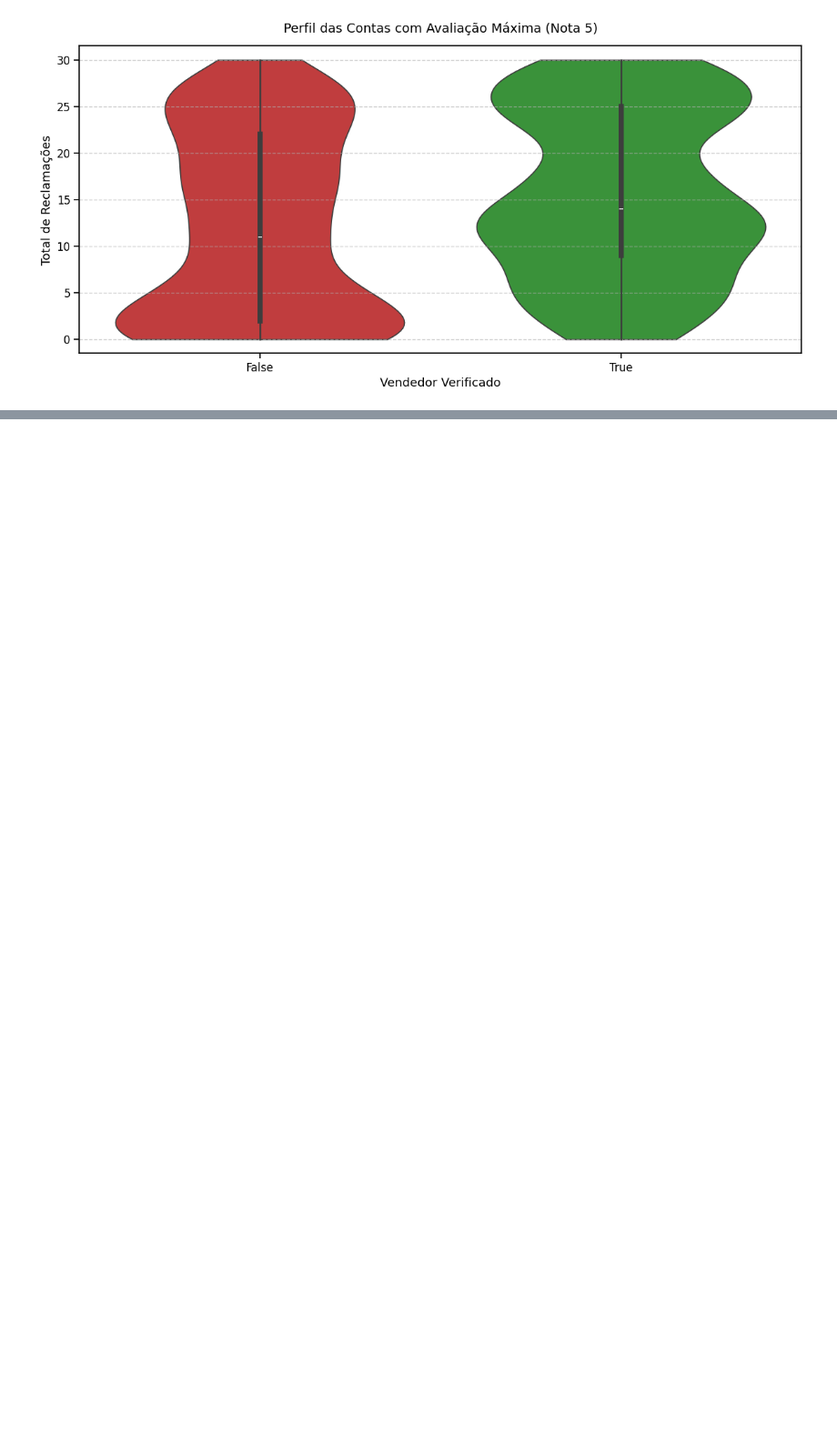
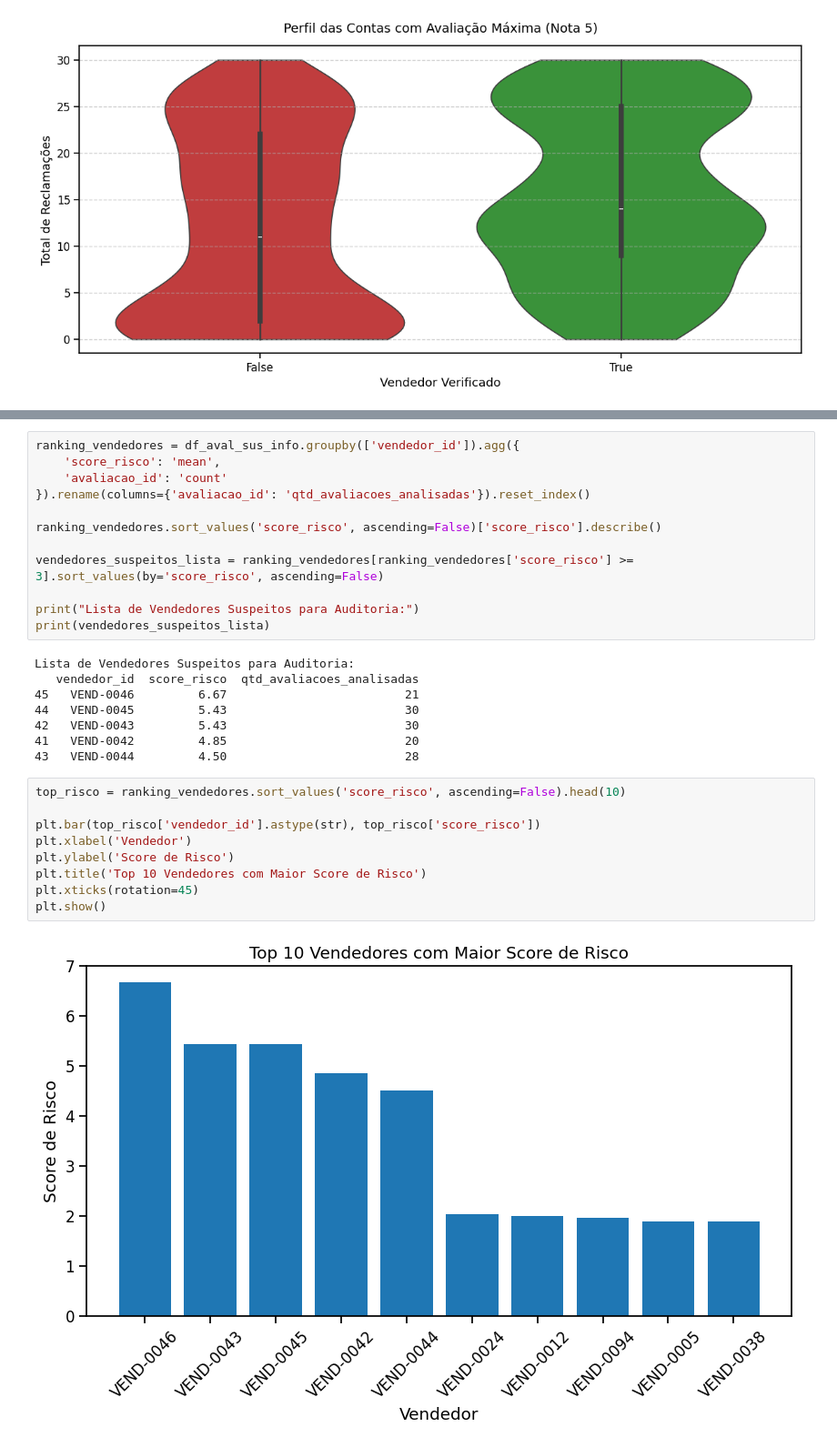
Before and after one commit to AlexDcoder/Opera-o-Marketplace-Fraude-em-E-commerce, a Jupyter notebook: notebooks/analysis.ipynb, the cells around one changed output, grey strips where cells are left out. Shown at 91% size. Drawn from its saved outputs; the diff is of its cells as text; blank space fills up the shorter version.

```diff
--- a/notebooks/analysis.ipynb
+++ b/notebooks/analysis.ipynb
@@ -1031,2 +943,33 @@ plt.show()
+# %%
+ranking_vendedores = df_aval_sus_info.groupby(['vendedor_id']).agg({
+    'score_risco': 'mean',
+    'avaliacao_id': 'count'
+}).rename(columns={'avaliacao_id': 'qtd_avaliacoes_analisadas'}).reset_index()
+
+ranking_vendedores.sort_values('score_risco', ascending=False)['score_risco'].describe()
+
+vendedores_suspeitos_lista = ranking_vendedores[ranking_vendedores['score_risco'] >= 3].sort_values(by='score_risco', ascending=False)
+
+print("Lista de Vendedores Suspeitos para Auditoria:")
+print(vendedores_suspeitos_lista)
+# %% [output]
+Lista de Vendedores Suspeitos para Auditoria:
+   vendedor_id  score_risco  qtd_avaliacoes_analisadas
+45   VEND-0046         6.67                         21
+44   VEND-0045         5.43                         30
+42   VEND-0043         5.43                         30
+41   VEND-0042         4.85                         20
+43   VEND-0044         4.50                         28
+# %%
+top_risco = ranking_vendedores.sort_values('score_risco', ascending=False).head(10)
+
+plt.bar(top_risco['vendedor_id'].astype(str), top_risco['score_risco'])
+plt.xlabel('Vendedor')
+plt.ylabel('Score de Risco')
+plt.title('Top 10 Vendedores com Maior Score de Risco')
+plt.xticks(rotation=45)
+plt.show()
+# %% [output]
+[figure, added]
 # %% [markdown]
 ---
```
Also changed, not shown: parts of 44 cells of this notebook.
